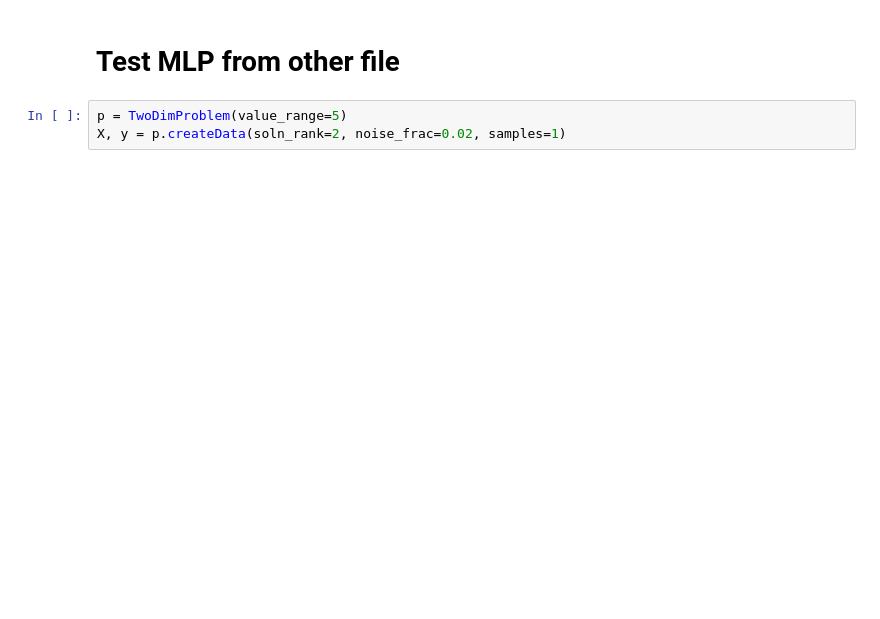
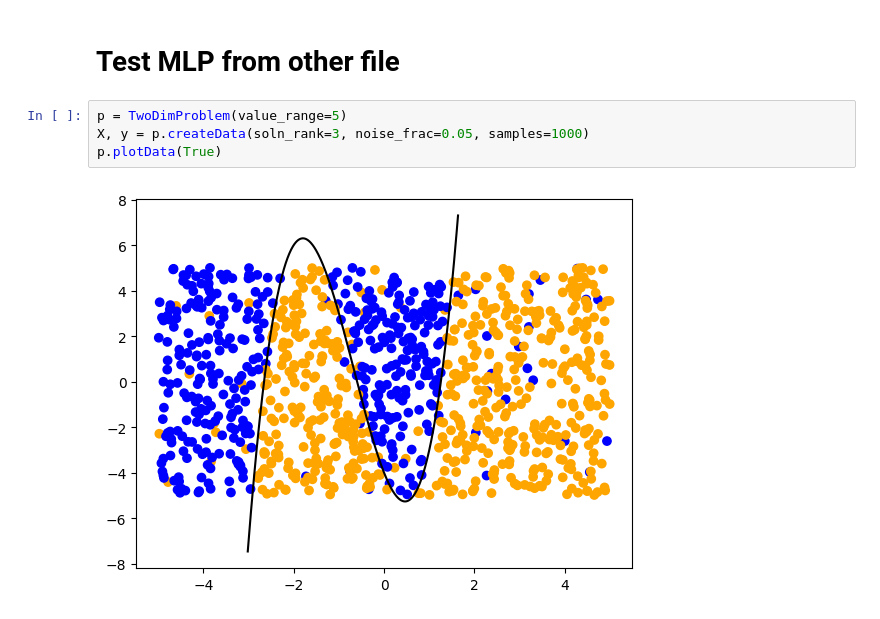
Before and after one commit to wumphlett/ML-Project, a Jupyter notebook: simpleMLP.ipynb, the cells around one changed output. Cells and saved outputs as stored; diff of their text form; blank space fills up the shorter version.

```diff
--- a/simpleMLP.ipynb
+++ b/simpleMLP.ipynb
@@ -10,5 +53,8 @@ import numpy as np
 # Test MLP from other file
 # %%
 p = TwoDimProblem(value_range=5)
-X, y = p.createData(soln_rank=2, noise_frac=0.02, samples=1)
+X, y = p.createData(soln_rank=3, noise_frac=0.05, samples=1000)
+p.plotData(True)
+# %% [output]
+[figure, added]
 # %%
```
Also changed, not shown: parts of 4 cells of this notebook, 2 other files.
